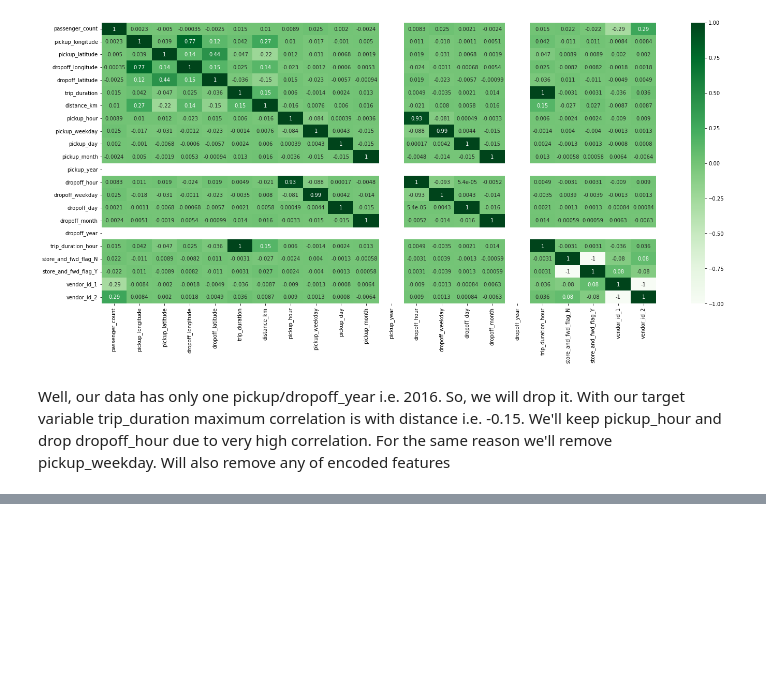
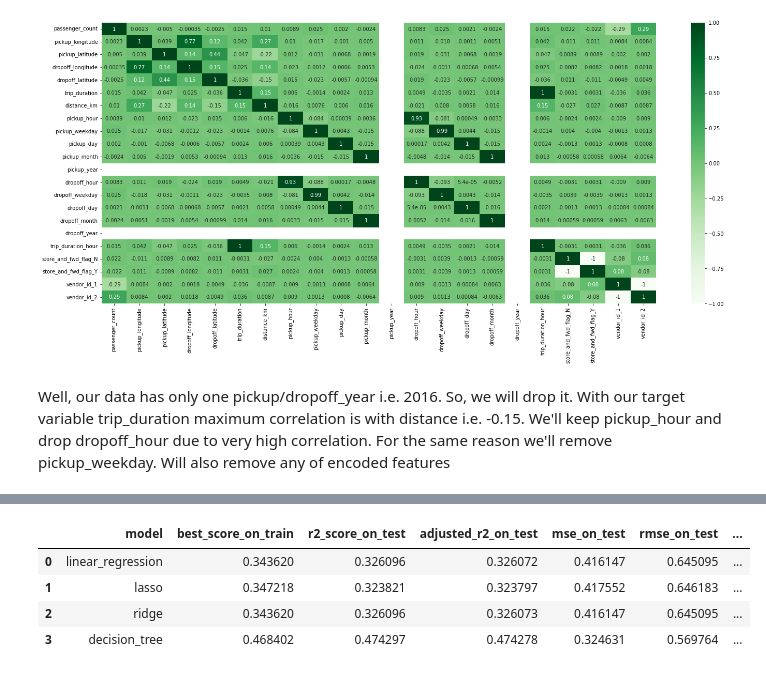
Before and after one commit to Shivraj285/NYC-Taxi-Trip-Time-Prediction, a Jupyter notebook: NYC_Taxi_Trip_Time_Prediction_Capstone_Project.ipynb, the cells around one changed output, grey strips where cells are left out. Saved outputs shown, nothing was run; the diff lists cells and outputs as text; code cells hidden in the pictures; blank space fills up the shorter version.

```diff
--- a/NYC_Taxi_Trip_Time_Prediction_Capstone_Project.ipynb
+++ b/NYC_Taxi_Trip_Time_Prediction_Capstone_Project.ipynb
@@ -412,0 +479,13 @@ Well, our data has only one pickup/dropoff_year i.e. 2016. So, we will drop it.
+# %%
+try:
+    X_train.drop(['id', 'pickup_date', 'dropoff_date'], axis=1, inplace=True)
+    X_test.drop(['id', 'pickup_date', 'dropoff_date'], axis=1, inplace=True)
+except KeyError:
+    pass
+# %%
+from sklearn.preprocessing import StandardScaler
+
+# scaling data
+scaler = StandardScaler()
+X_train = scaler.fit_transform(X_train)
+X_test = scaler.transform(X_test)
@@ -412,0 +583,8 @@ Well, our data has only one pickup/dropoff_year i.e. 2016. So, we will drop it.
+# %%
+model_dataFrame
+# %% [output]
+|  | model | best_score_on_train | r2_score_on_test | adjusted_r2_on_test | mse_on_test | rmse_on_test | ... |
+| 0 | linear_regression | 0.343620 | 0.326096 | 0.326072 | 0.416147 | 0.645095 | ... |
+| 1 | lasso | 0.347218 | 0.323821 | 0.323797 | 0.417552 | 0.646183 | ... |
+| 2 | ridge | 0.343620 | 0.326096 | 0.326073 | 0.416147 | 0.645095 | ... |
+| 3 | decision_tree | 0.468402 | 0.474297 | 0.474278 | 0.324631 | 0.569764 | ... |
```
Also changed, not shown: parts of 18 cells of this notebook.
